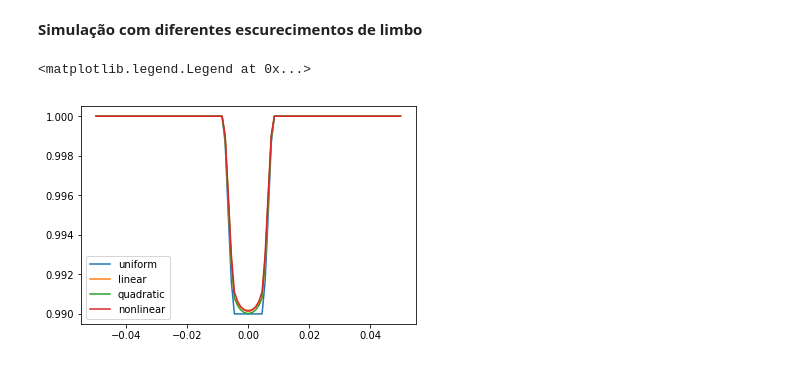
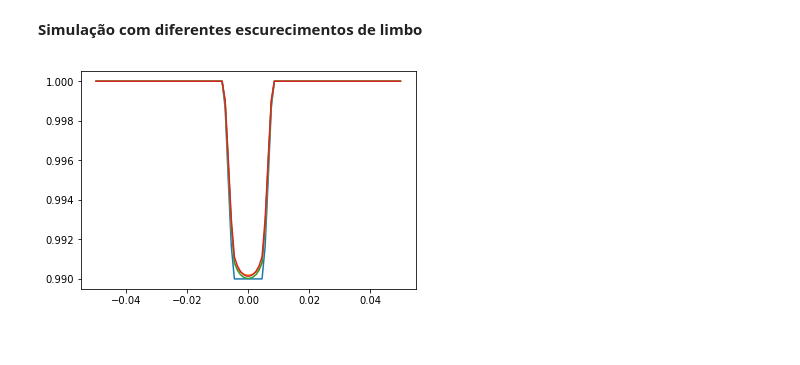
Before and after one commit to AmauriKudaka/Astro, a Jupyter notebook: Copy_of_Astroinformática_II_Aula_02.ipynb, the cells around one changed output. Drawn from its saved outputs; the diff is of its cells as text; code cells hidden in the pictures.

```diff
--- a/Copy_of_Astroinformática_II_Aula_02.ipynb
+++ b/Copy_of_Astroinformática_II_Aula_02.ipynb
@@ -79,30 +79,27 @@ for r in radii:
 # %%
 params = batman.TransitParams()       #object to store transit parameters
 params.t0 = 0.                        #time of inferior conjunction
 params.per = 1.                       #orbital period
 params.rp = 0.1                       #planet radius (in units of stellar radii)
 params.a = 15.                        #semi-major axis (in units of stellar radii)
 params.inc = 87.                      #orbital inclination (in degrees)
 params.ecc = 0.                       #eccentricity
 params.w = 90.                        #longitude of periastron (in degrees)
 params.u = [0.1, 0.3]                #limb darkening coefficients [u1, u2]
 params.limb_dark = "quadratic"       #limb darkening model
 
 t = np.linspace(-0.05, 0.05, 100)        #times at which to calculate light curve
 m = batman.TransitModel(params, t)    #initializes model
 
 ld_options = ["uniform", "linear", "quadratic", "nonlinear"]
 ld_coefficients = [[], [0.3], [0.1, 0.3], [0.5, 0.1, 0.1, -0.1]]
 
 
 for i in range(4):
         params.limb_dark = ld_options[i]          #specifies the LD profile
         params.u = ld_coefficients[i]             #updates LD coefficients
         m = batman.TransitModel(params, t)        #initializes the model
         flux = m.light_curve(params)              #calculates light curve
         plt.plot(t, flux, label = ld_options[i])
-
-plt.legend()
 # %% [output]
-<matplotlib.legend.Legend at 0x...>
-[figure, old version]
+[figure, new version]
```
Also changed, not shown: parts of 3 cells of this notebook.
